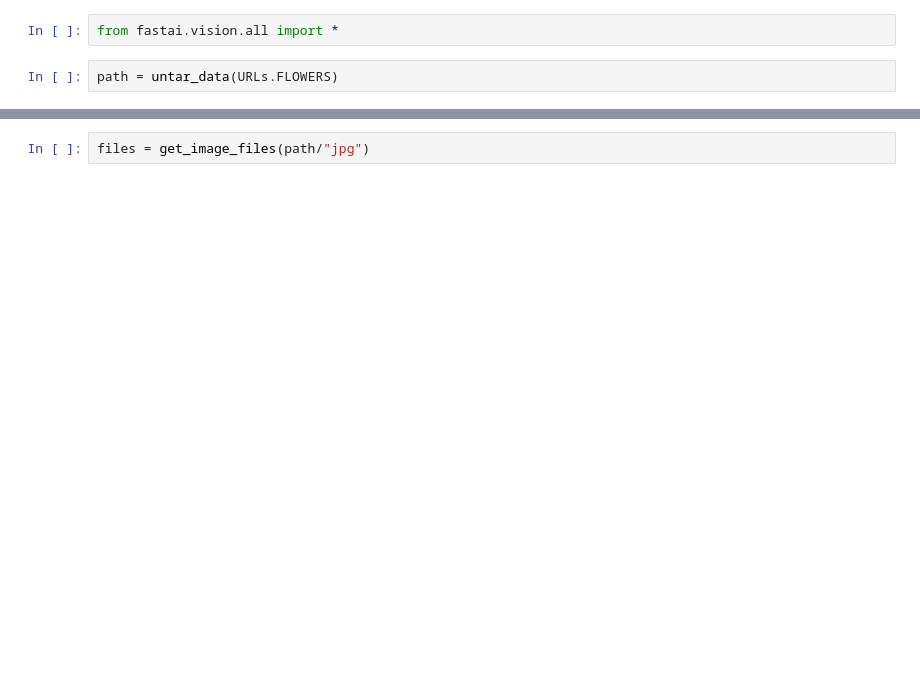
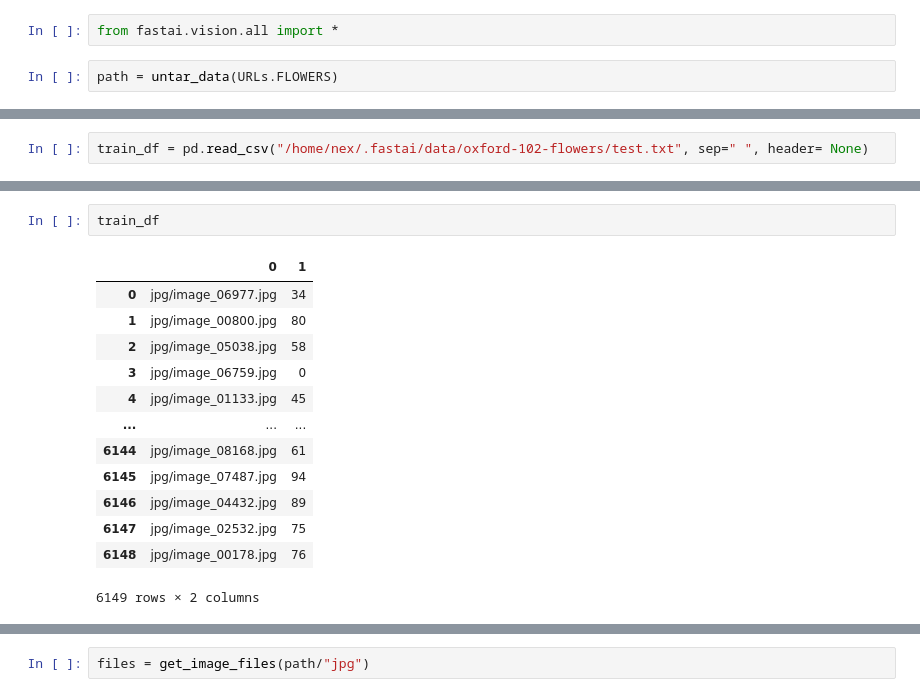
Before and after one commit to nez/fastai-ejercicios, a Jupyter notebook: flowers.ipynb, the cells around one changed output, grey strips where cells are left out. Drawn from its saved outputs; the diff is of its cells as text; blank space fills up the shorter version.

Commit message:
flowers food imagenette

```diff
--- a/flowers.ipynb
+++ b/flowers.ipynb
@@ -4,0 +9,2 @@ path = untar_data(URLs.FLOWERS)
+# %%
+train_df = pd.read_csv("/home/nex/.fastai/data/oxford-102-flowers/test.txt", sep=" ", header= None)
@@ -4,0 +38,16 @@ path = untar_data(URLs.FLOWERS)
+# %%
+train_df
+# %% [output]
+|  | 0 | 1 |
+| 0 | jpg/image_06977.jpg | 34 |
+| 1 | jpg/image_00800.jpg | 80 |
+| 2 | jpg/image_05038.jpg | 58 |
+| 3 | jpg/image_06759.jpg | 0 |
+| 4 | jpg/image_01133.jpg | 45 |
+| ... | ... | ... |
+| 6144 | jpg/image_08168.jpg | 61 |
+| 6145 | jpg/image_07487.jpg | 94 |
+| 6146 | jpg/image_04432.jpg | 89 |
+| 6147 | jpg/image_02532.jpg | 75 |
+| 6148 | jpg/image_00178.jpg | 76 |
+6149 rows × 2 columns
```
Also changed, not shown: parts of 17 cells of this notebook, 2 other files.
